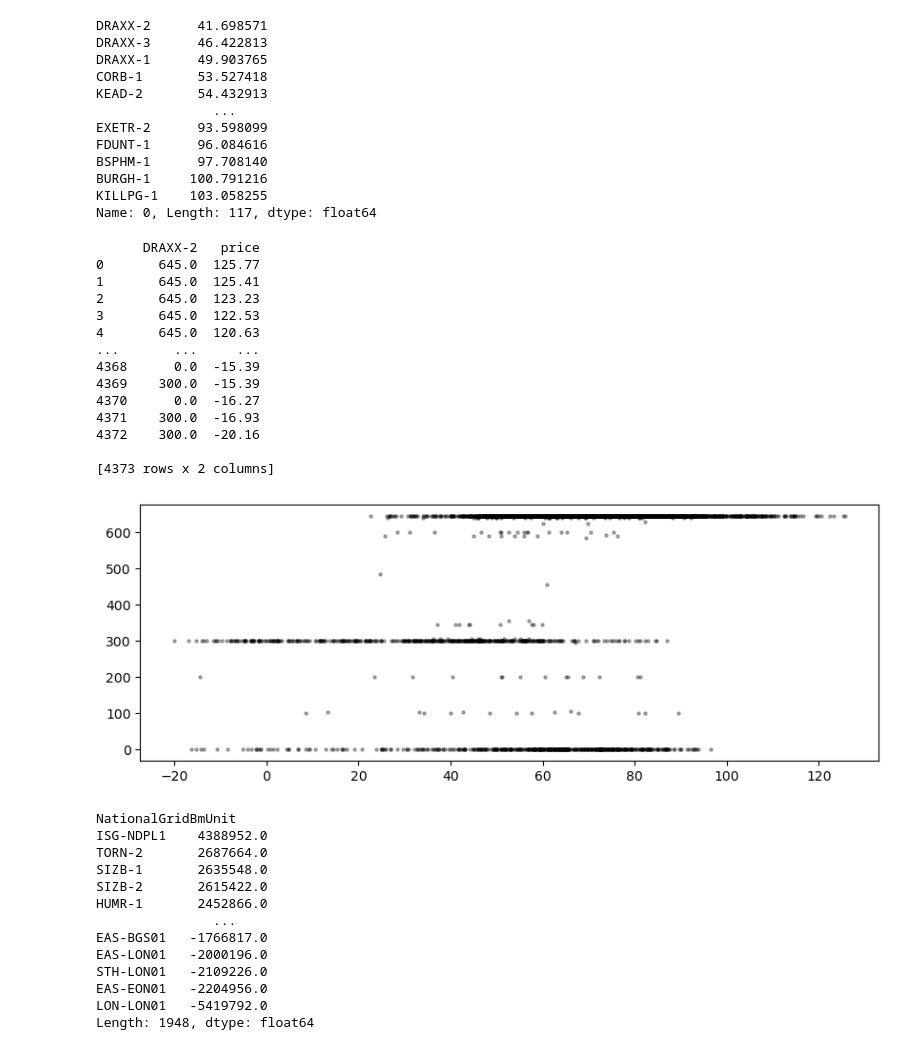
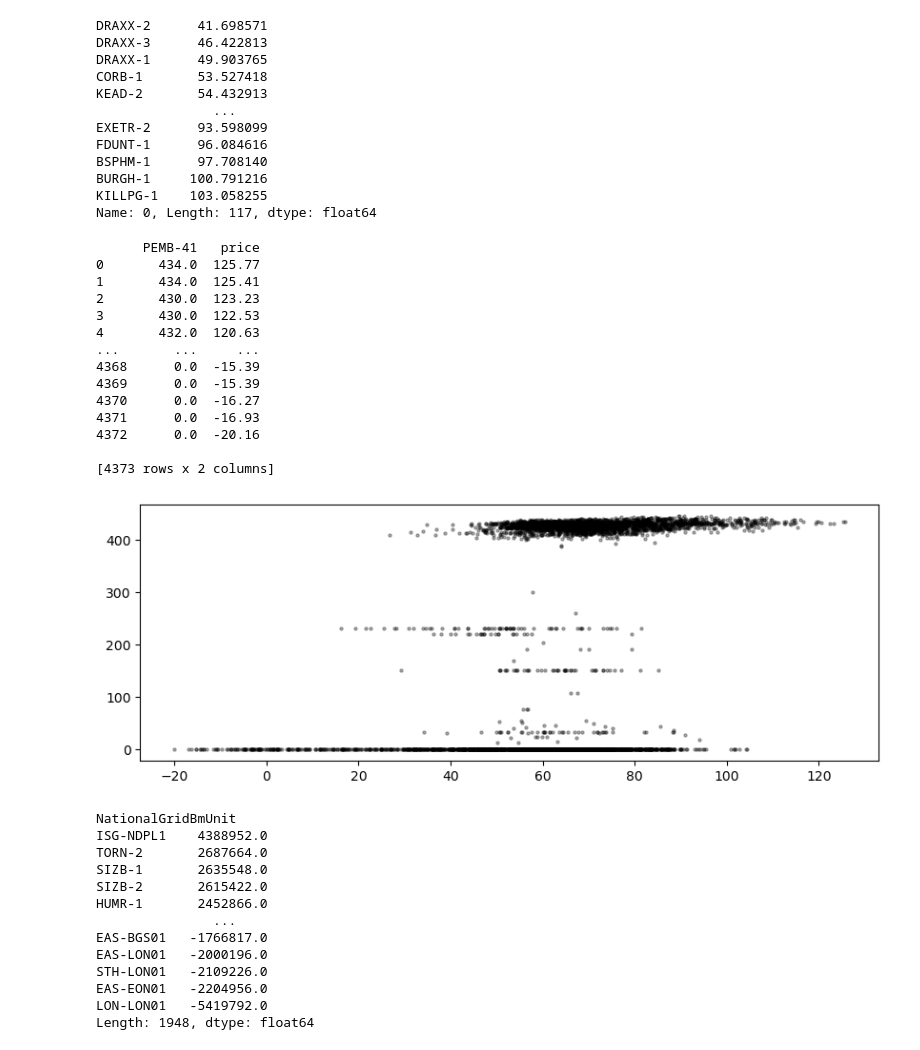
Before and after one commit to LukasFrankenQ/LMP, a Jupyter notebook: notebooks/get_generator_marginals.ipynb, the cells around one changed output. Saved outputs shown, nothing was run; the diff lists cells and outputs as text; code cells hidden in the pictures.

```diff
--- a/notebooks/get_generator_marginals.ipynb
+++ b/notebooks/get_generator_marginals.ipynb
@@ -54,42 +54,42 @@ Name: 0, Length: 117, dtype: float64
 # %%
 def bmu_analyis(dispatch, prices):
 
     assert (dispatch.index == prices.index).all()
 
     df = (
         pd.concat((dispatch, prices), axis=1)
         .rename(columns={0: 'price'})
         .sort_values(by='price', ascending=False)
     )
     df.index = range(len(df))
 
     fig, ax = plt.subplots(1, 1, figsize=(10, 3.5))
 
     print(df)
     ax.scatter(df.price.values, df.iloc[:,0], color='k', s=5, alpha=0.3)
 
     plt.show()
 
 
-unit = "DRAXX-2"
+unit = "PEMB-41"
 
 bmu_analyis(bmus[unit], prices)
 # %% [output]
-      DRAXX-2   price
-0       645.0  125.77
-1       645.0  125.41
-2       645.0  123.23
-3       645.0  122.53
-4       645.0  120.63
+      PEMB-41   price
+0       434.0  125.77
+1       434.0  125.41
+2       430.0  123.23
+3       430.0  122.53
+4       432.0  120.63
 ...       ...     ...
 4368      0.0  -15.39
-4369    300.0  -15.39
+4369      0.0  -15.39
 4370      0.0  -16.27
-4371    300.0  -16.93
-4372    300.0  -20.16
+4371      0.0  -16.93
+4372      0.0  -20.16
 
 [4373 rows x 2 columns]
-[figure, old version]
+[figure, new version]
 # %%
 bmus.sum().sort_values(ascending=False)
 # %% [output]
```
Also changed, not shown: parts of 16 cells of this notebook, 4 other files.
